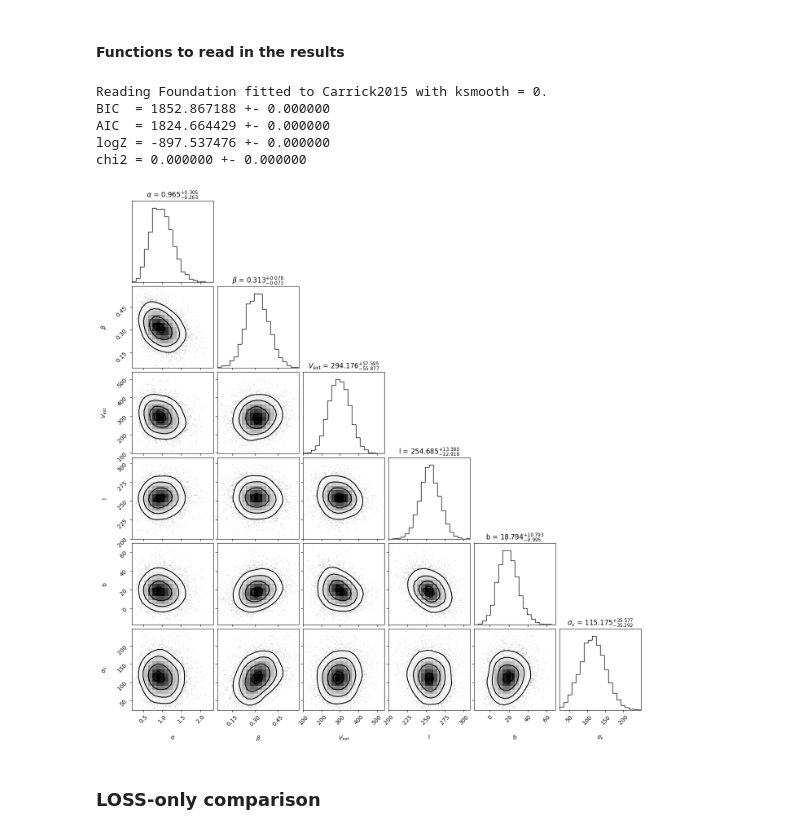
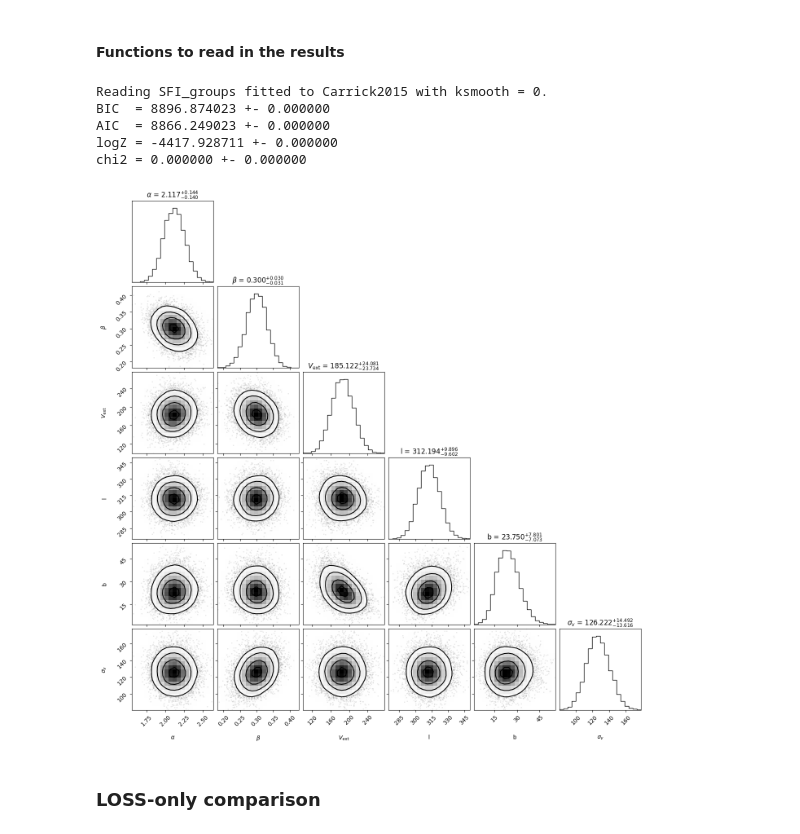
Before and after one commit to Richard-Sti/csiborgtools, a Jupyter notebook: notebooks/flow_calibration.ipynb, the cells around one changed output. Saved outputs shown, nothing was run; the diff lists cells and outputs as text; code cells hidden in the pictures.

```diff
--- a/notebooks/flow_calibration.ipynb
+++ b/notebooks/flow_calibration.ipynb
@@ -175,17 +178,17 @@ fig = corner.corner(data, labels=labels, show_titles=True, title_fmt=".3f", titl
 # %% [markdown]
 ####  Functions to read in the results
 # %%
-data, names, gof = read_samples("Foundation", "Carrick2015", 0)
+data, names, gof = read_samples("SFI_groups", "Carrick2015", 0)
 
 fig = corner.corner(data, labels=names_to_latex(names, True), show_titles=True,
                     title_fmt=".3f", title_kwargs={"fontsize": 12}, smooth=1)
 # %% [output]
-Reading Foundation fitted to Carrick2015 with ksmooth = 0.
-BIC  = 1852.867188 +- 0.000000
-AIC  = 1824.664429 +- 0.000000
-logZ = -897.537476 +- 0.000000
+Reading SFI_groups fitted to Carrick2015 with ksmooth = 0.
+BIC  = 8896.874023 +- 0.000000
+AIC  = 8866.249023 +- 0.000000
+logZ = -4417.928711 +- 0.000000
 chi2 = 0.000000 +- 0.000000
-[figure, old version]
+[figure, new version]
 # %% [markdown]
 ### LOSS-only comparison
 # %%
```
Also changed, not shown: parts of 3 cells of this notebook.
